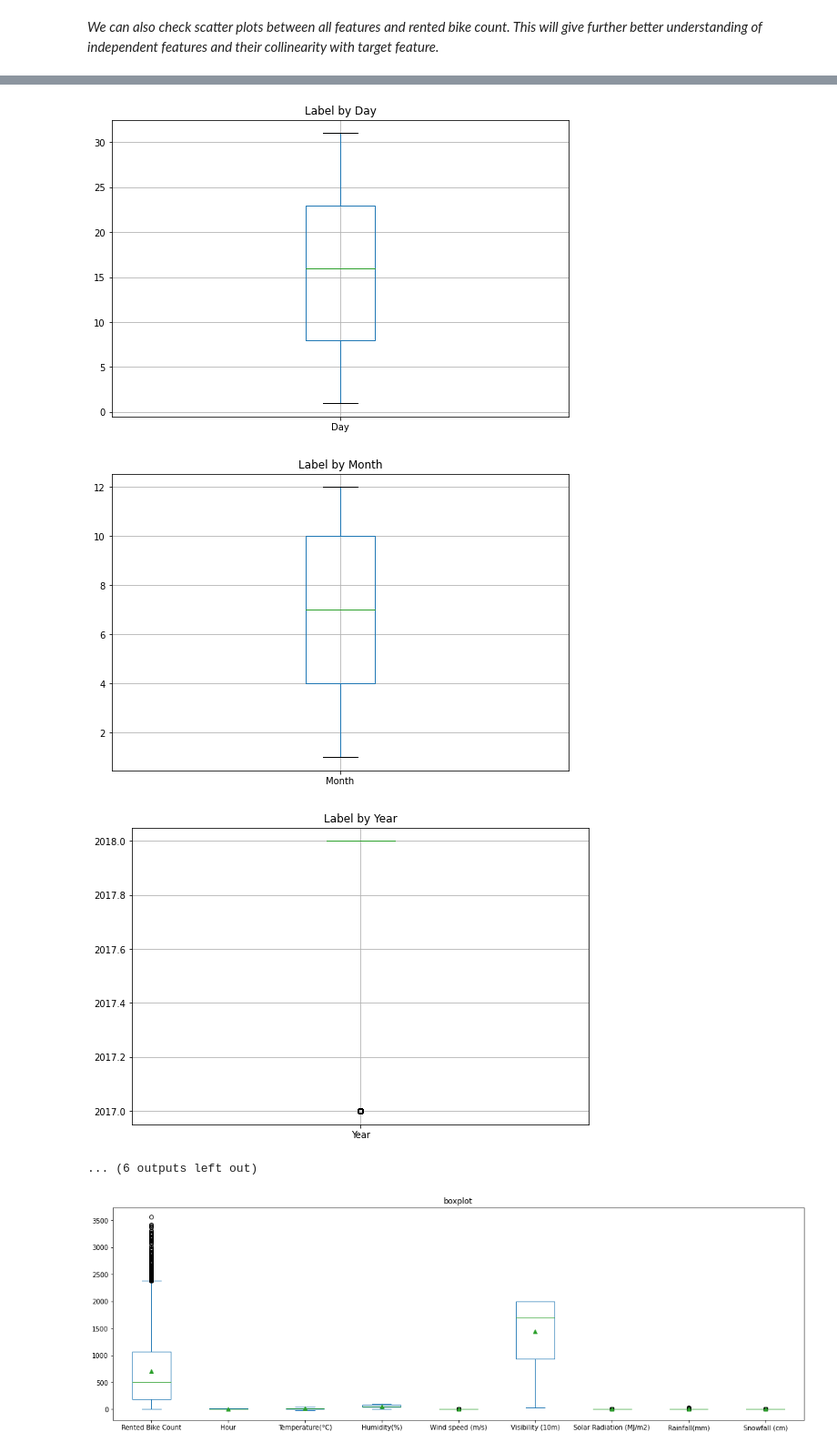
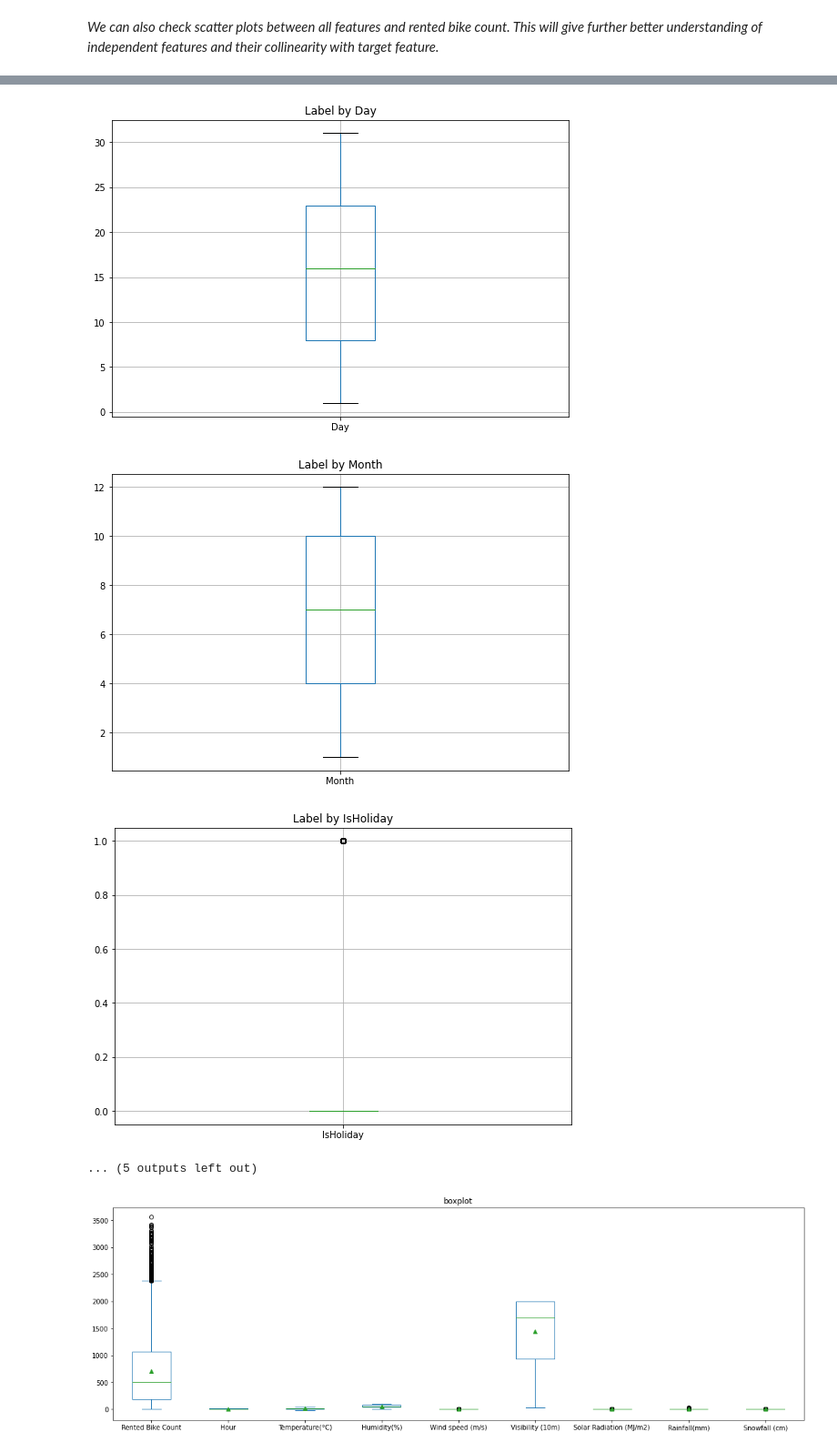
Before and after one commit to sainirajesh17/Seoul-Bike-Sharing-Demand-Prediction, a Jupyter notebook: Bike_Sharing_Demand_Prediction_using_ML_Capstone_Project_II.ipynb, the cells around one changed output, grey strips where cells are left out. Shown at 91% size. Drawn from its saved outputs; the diff is of its cells as text; code cells hidden in the pictures.

```diff
--- a/Bike_Sharing_Demand_Prediction_using_ML_Capstone_Project_II.ipynb
+++ b/Bike_Sharing_Demand_Prediction_using_ML_Capstone_Project_II.ipynb
@@ -32,7 +40,7 @@ Drive already mounted at /content/drive; to attempt to forcibly remount, call dr
 # %%
 # Loading the dataset
 
-df = pd.read_csv('/content/drive/MyDrive/Supervised ML bike sharing demand Prediction/SeoulBikeData.csv',encoding = 'latin')
+df = pd.read_csv('/content/drive/MyDrive/Seoul Bike/SeoulBikeData.csv',encoding = 'latin')
 # %% [markdown]
 ## Attributes and their Description:-
 
@@ -252,5 +326,5 @@ sns.heatmap(abs(df.corr()), cmap= 'PuBuGn', annot=True)
 # %%
-# Droping the columns with multi-collinearity.
+# Dropping the columns with multi-collinearity.
 
-df = df.drop(['Dew point temperature(°C)'],axis=1)
+df = df.drop(['Dew point temperature(°C)','Year'],axis=1)
 # %%
@@ -377,27 +450,27 @@ for n,column in enumerate(independent_variables):
 # %%
 # plot a boxplot for the label by each numerical feature
 
-for col in df.descri:
+for col in df.describe().columns:
     fig = plt.figure(figsize=(9, 6))
     ax = fig.gca()
     df.boxplot(col)
     ax.set_title('Label by ' + col)
     #ax.set_ylabel("Churn")
 plt.show()
 # %% [output]
 [figure]
 [figure]
 [figure]
 [figure]
 [figure]
 [figure]
 [figure]
 [figure]
 [figure]
 [figure]
 [figure]
-[figure, old version]
+[figure, new version]
-... (6 outputs left out)
+... (5 outputs left out)
 # %%
 plt.rcParams['figure.figsize']=(19,6)
 ax = df[['Rented Bike Count', 'Hour', 'Temperature(°C)', 'Humidity(%)',
```
Also changed, not shown: parts of 94 cells of this notebook.
